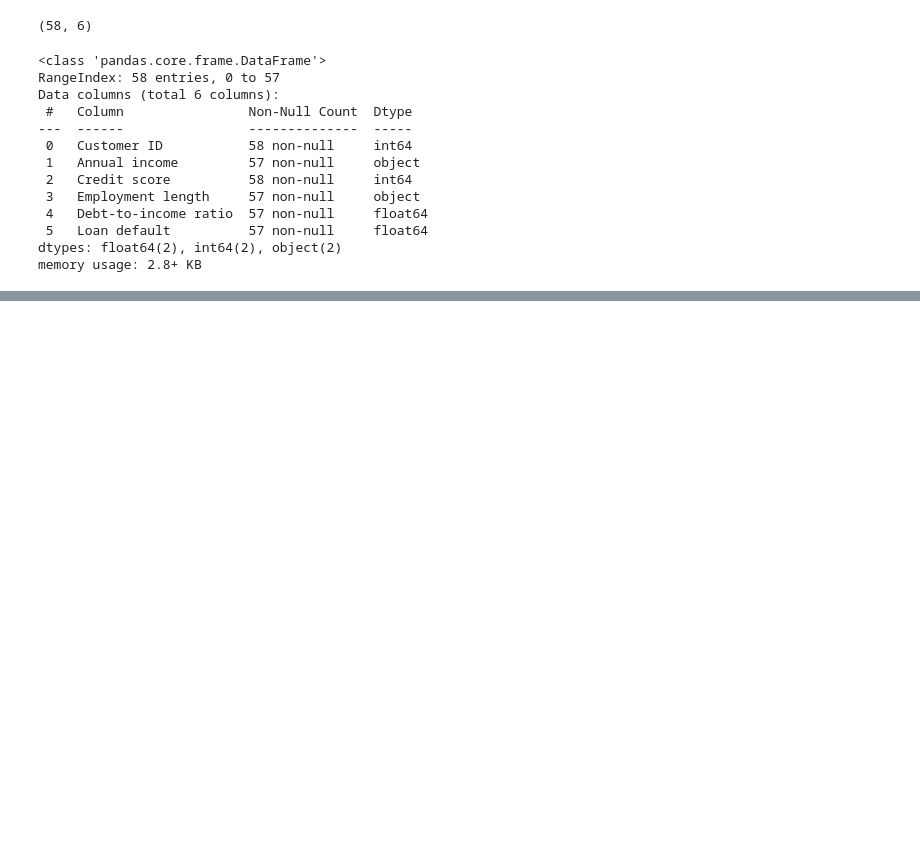
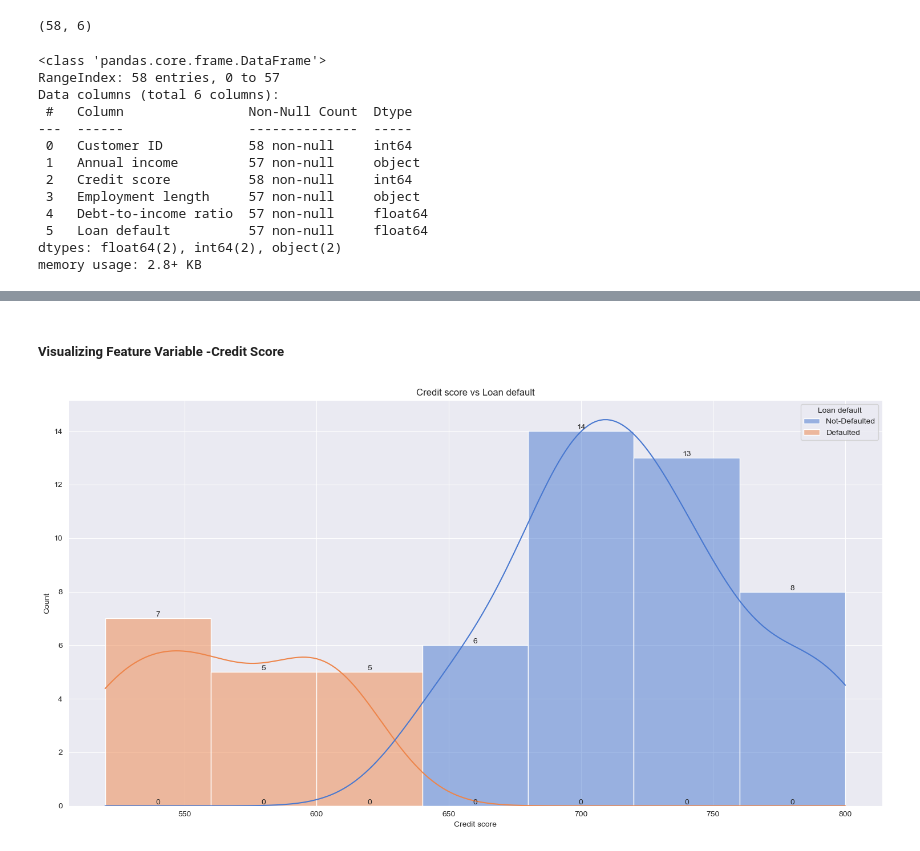
Before and after one commit to adeke910/Loan-Default, a Jupyter notebook: loan_default.ipynb, the cells around one changed output, grey strips where cells are left out. Cells and saved outputs as stored; diff of their text form; code cells hidden in the pictures; blank space fills up the shorter version.

```diff
--- a/loan_default.ipynb
+++ b/loan_default.ipynb
@@ -125,0 +260,13 @@ data_df.describe()
+# %% [markdown]
+##### Visualizing Feature Variable -Credit Score
+# %%
+# Visualizing Feature Variable -Credit Score
+plt.figure(figsize=(15,8))
+ax = sns.histplot(x="Credit score", hue="Loan default", data=data_df, kde=True)
+for container in ax.containers:
+    ax.bar_label(container)
+plt.title("Credit score vs Loan default")
+plt.tight_layout()
+plt.show()
+# %% [output]
+[figure, added]
```
Also changed, not shown: parts of 37 cells of this notebook.
